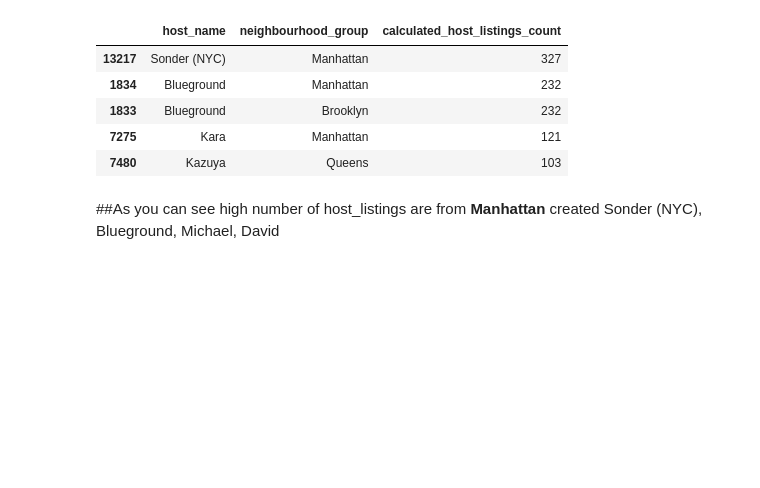
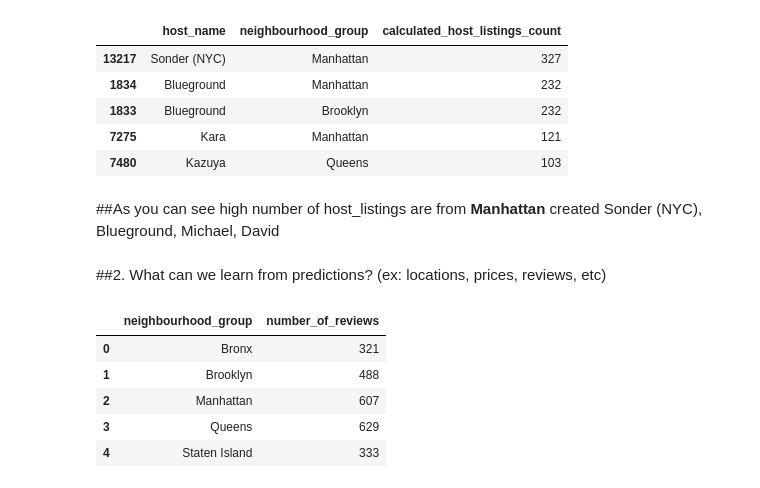
Before and after one commit to Amitpandeycoder/Airbnb-Capstone-Project, a Jupyter notebook: Airbnb_Bookings_Analysis_Capstone_Project.ipynb, the cells around one changed output. Drawn from its saved outputs; the diff is of its cells as text; code cells hidden in the pictures; blank space fills up the shorter version.

```diff
--- a/Airbnb_Bookings_Analysis_Capstone_Project.ipynb
+++ b/Airbnb_Bookings_Analysis_Capstone_Project.ipynb
@@ -133,3 +133,15 @@ hosts_areas.sort_values(by='calculated_host_listings_count', ascending=False).he
 
 
 ##As you can see high number of host_listings are from **Manhattan** created Sonder (NYC), Blueground, Michael, David
+# %% [markdown]
+##2. What can we learn from predictions? (ex: locations, prices, reviews, etc)
+# %%
+areas_reviews = df1.groupby(['neighbourhood_group'])['number_of_reviews'].max().reset_index()
+areas_reviews
+# %% [output]
+|  | neighbourhood_group | number_of_reviews |
+| 0 | Bronx | 321 |
+| 1 | Brooklyn | 488 |
+| 2 | Manhattan | 607 |
+| 3 | Queens | 629 |
+| 4 | Staten Island | 333 |
```
Also changed, not shown: parts of 3 cells of this notebook.
